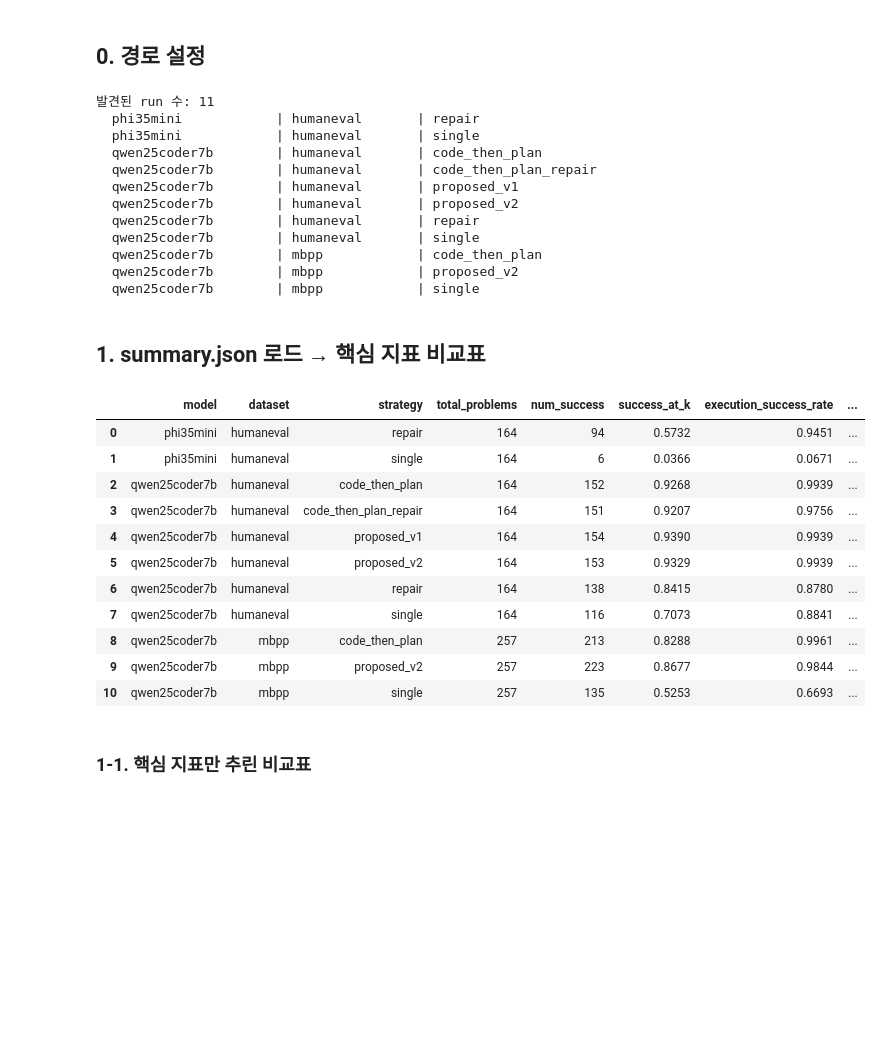
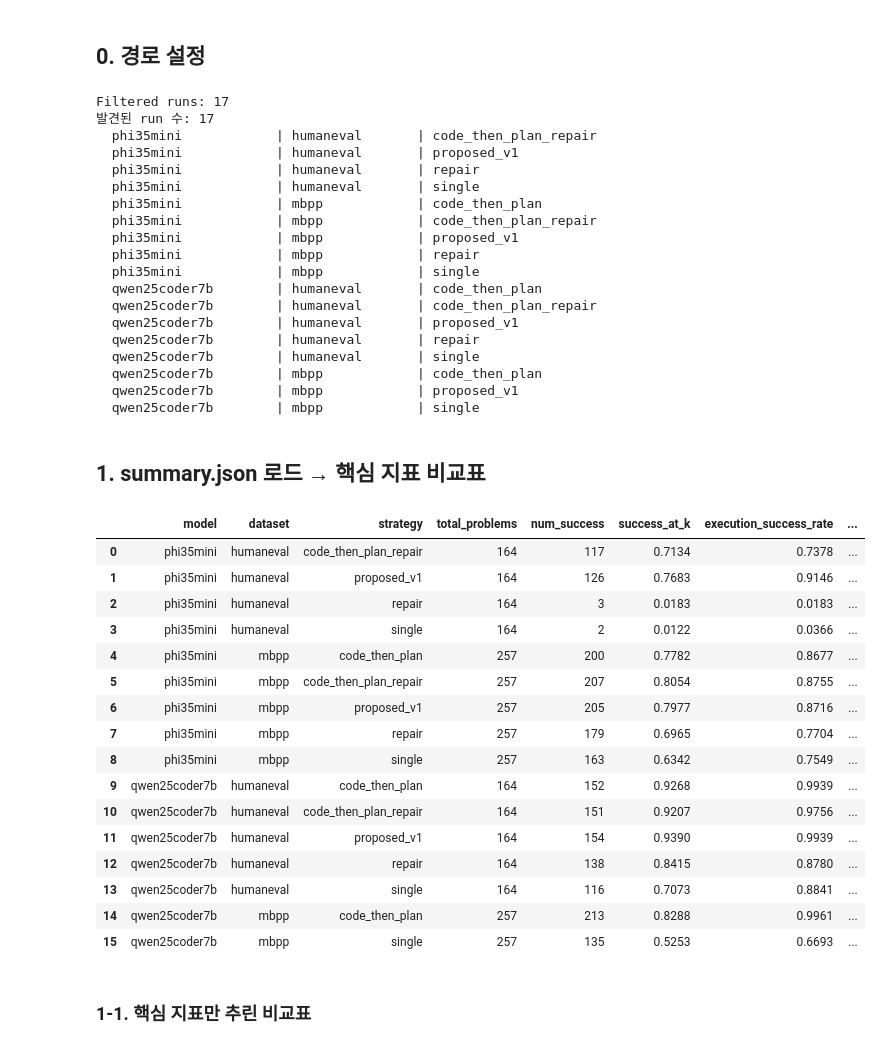
Before and after one commit to dibk100/project_IR_focus_sLM_orchestration, a Jupyter notebook: analysis/experiment_analysis.ipynb, the cells around one changed output. Saved outputs shown, nothing was run; the diff lists cells and outputs as text; code cells hidden in the pictures; blank space fills up the shorter version.

```diff
--- a/analysis/experiment_analysis.ipynb
+++ b/analysis/experiment_analysis.ipynb
@@ -43,21 +43,38 @@ def discover_runs(results_root: Path) -> list[dict]:
     return runs
 
 runs = discover_runs(RESULTS_ROOT)
-print(f"발견된 run 수: {len(runs)}")
-for r in runs:
+
+filtered_runs = [
+    r for r in runs
+    if (r["dataset"] == "humaneval" or r["dataset"] == "mbpp")
+    and ("qwen25coder7b" in r["model"] or "phi35mini" in r["model"]) and not "proposed_v3" in r["strategy"] and not "proposed_v2" in r["strategy"]
+]
+
+print(f"Filtered runs: {len(filtered_runs)}")
+
+
+print(f"발견된 run 수: {len(filtered_runs)}")
+for r in filtered_runs:
     print(f"  {r['model']:20s} | {r['dataset']:15s} | {r['strategy']}")
 # %% [output]
-발견된 run 수: 11
+Filtered runs: 17
+발견된 run 수: 17
+  phi35mini            | humaneval       | code_then_plan_repair
+  phi35mini            | humaneval       | proposed_v1
   phi35mini            | humaneval       | repair
   phi35mini            | humaneval       | single
+  phi35mini            | mbpp            | code_then_plan
+  phi35mini            | mbpp            | code_then_plan_repair
+  phi35mini            | mbpp            | proposed_v1
+  phi35mini            | mbpp            | repair
+  phi35mini            | mbpp            | single
   qwen25coder7b        | humaneval       | code_then_plan
   qwen25coder7b        | humaneval       | code_then_plan_repair
   qwen25coder7b        | humaneval       | proposed_v1
-  qwen25coder7b        | humaneval       | proposed_v2
   qwen25coder7b        | humaneval       | repair
   qwen25coder7b        | humaneval       | single
   qwen25coder7b        | mbpp            | code_then_plan
-  qwen25coder7b        | mbpp            | proposed_v2
+  qwen25coder7b        | mbpp            | proposed_v1
   qwen25coder7b        | mbpp            | single
 # %% [markdown]
 ## 1. summary.json 로드 → 핵심 지표 비교표
@@ -88,45 +105,50 @@ def load_summary(run: dict) -> dict:
 
     # planning stats (code_then_plan_repair 계열)
     ps = data.get("planning_stats", {})
     row["plan_used"]              = ps.get("used_plan", None)
     row["repair_used"]            = ps.get("used_repair", None)
     row["planning_recovery_rate"] = ps.get("planning_recovery_rate", None)
     row["repair_recovery_rate"]   = ps.get("repair_recovery_rate", None)
 
     # policy_stats (policy_loop 계열)
     pol = data.get("policy_stats", {})
     pl = pol.get("problem_level", {})
     cl = pol.get("call_level", {})
     if pl:
         row["plan_used"]              = pl.get("plan_used_problems", row.get("plan_used"))
         row["repair_used"]            = pl.get("repair_used_problems", row.get("repair_used"))
         row["planning_recovery_rate"] = pl.get("plan_problem_recovery_rate", row.get("planning_recovery_rate"))
         row["repair_recovery_rate"]   = pl.get("repair_problem_recovery_rate", row.get("repair_recovery_rate"))
     if cl:
         row["planning_cycle_count"]        = cl.get("planning_cycle_count", None)
         row["planning_cycle_success_rate"] = cl.get("planning_cycle_success_rate", None)
         row["repair_call_count"]           = cl.get("repair_call_count", None)
         row["repair_call_success_rate"]    = cl.get("repair_call_success_rate", None)
 
     return row
 
 
-summary_rows = [load_summary(r) for r in runs]
+summary_rows = [load_summary(r) for r in filtered_runs]
 df_summary = pd.DataFrame(summary_rows)
 df_summary
 # %% [output]
 |  | model | dataset | strategy | total_problems | num_success | success_at_k | execution_success_rate | ... |
-| 0 | phi35mini | humaneval | repair | 164 | 94 | 0.5732 | 0.9451 | ... |
-| 1 | phi35mini | humaneval | single | 164 | 6 | 0.0366 | 0.0671 | ... |
-| 2 | qwen25coder7b | humaneval | code_then_plan | 164 | 152 | 0.9268 | 0.9939 | ... |
-| 3 | qwen25coder7b | humaneval | code_then_plan_repair | 164 | 151 | 0.9207 | 0.9756 | ... |
-| 4 | qwen25coder7b | humaneval | proposed_v1 | 164 | 154 | 0.9390 | 0.9939 | ... |
-| 5 | qwen25coder7b | humaneval | proposed_v2 | 164 | 153 | 0.9329 | 0.9939 | ... |
-| 6 | qwen25coder7b | humaneval | repair | 164 | 138 | 0.8415 | 0.8780 | ... |
-| 7 | qwen25coder7b | humaneval | single | 164 | 116 | 0.7073 | 0.8841 | ... |
-| 8 | qwen25coder7b | mbpp | code_then_plan | 257 | 213 | 0.8288 | 0.9961 | ... |
-| 9 | qwen25coder7b | mbpp | proposed_v2 | 257 | 223 | 0.8677 | 0.9844 | ... |
-| 10 | qwen25coder7b | mbpp | single | 257 | 135 | 0.5253 | 0.6693 | ... |
+| 0 | phi35mini | humaneval | code_then_plan_repair | 164 | 117 | 0.7134 | 0.7378 | ... |
+| 1 | phi35mini | humaneval | proposed_v1 | 164 | 126 | 0.7683 | 0.9146 | ... |
+| 2 | phi35mini | humaneval | repair | 164 | 3 | 0.0183 | 0.0183 | ... |
+| 3 | phi35mini | humaneval | single | 164 | 2 | 0.0122 | 0.0366 | ... |
+| 4 | phi35mini | mbpp | code_then_plan | 257 | 200 | 0.7782 | 0.8677 | ... |
+| 5 | phi35mini | mbpp | code_then_plan_repair | 257 | 207 | 0.8054 | 0.8755 | ... |
+| 6 | phi35mini | mbpp | proposed_v1 | 257 | 205 | 0.7977 | 0.8716 | ... |
+| 7 | phi35mini | mbpp | repair | 257 | 179 | 0.6965 | 0.7704 | ... |
+| 8 | phi35mini | mbpp | single | 257 | 163 | 0.6342 | 0.7549 | ... |
+| 9 | qwen25coder7b | humaneval | code_then_plan | 164 | 152 | 0.9268 | 0.9939 | ... |
+| 10 | qwen25coder7b | humaneval | code_then_plan_repair | 164 | 151 | 0.9207 | 0.9756 | ... |
+| 11 | qwen25coder7b | humaneval | proposed_v1 | 164 | 154 | 0.9390 | 0.9939 | ... |
+| 12 | qwen25coder7b | humaneval | repair | 164 | 138 | 0.8415 | 0.8780 | ... |
+| 13 | qwen25coder7b | humaneval | single | 164 | 116 | 0.7073 | 0.8841 | ... |
+| 14 | qwen25coder7b | mbpp | code_then_plan | 257 | 213 | 0.8288 | 0.9961 | ... |
+| 15 | qwen25coder7b | mbpp | single | 257 | 135 | 0.5253 | 0.6693 | ... |
 # %% [markdown]
 ### 1-1. 핵심 지표만 추린 비교표
 # %%
```
Also changed, not shown: parts of 14 cells of this notebook, 35 other files.
